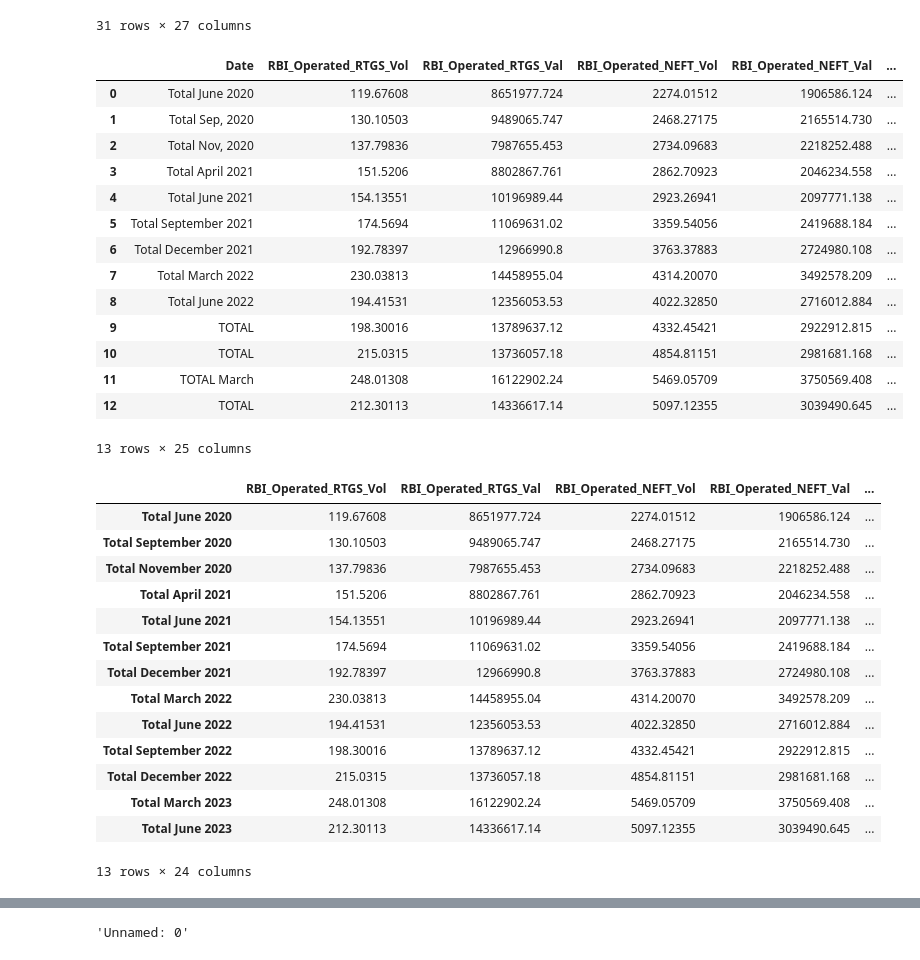
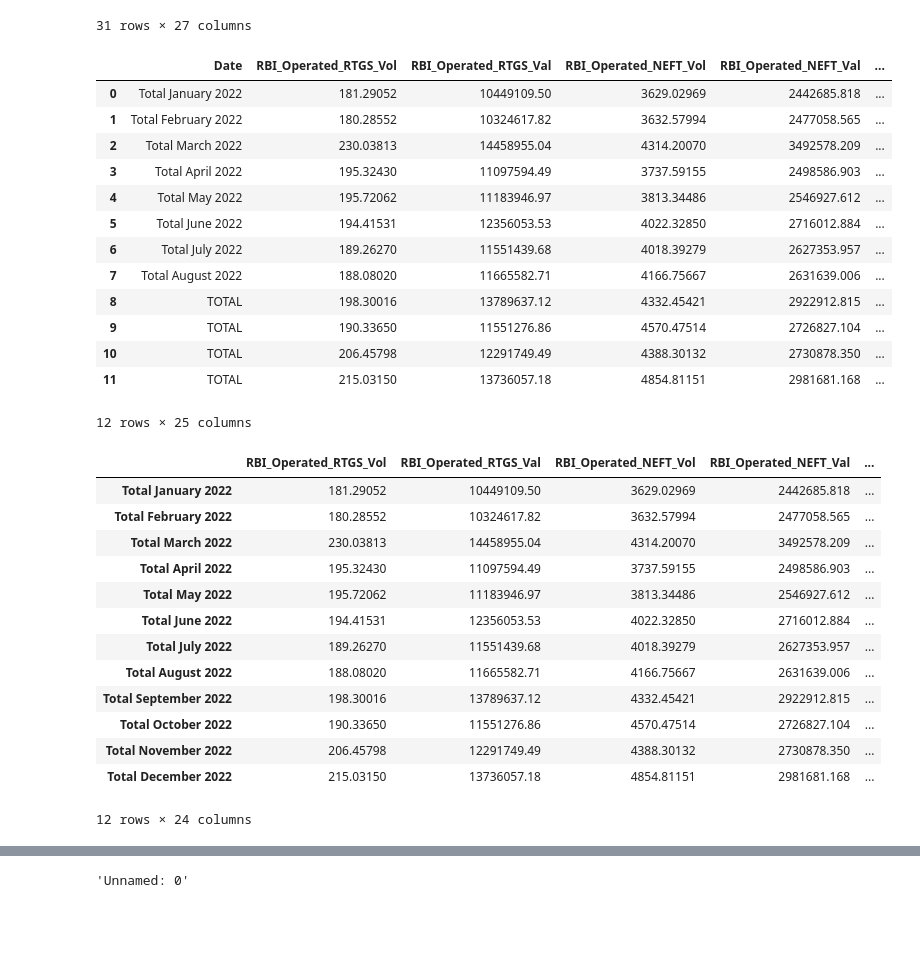
Before and after one commit to kxrxn08/DigitalTransactionAnalysis, a Jupyter notebook: DataCleaning/Quarterly.ipynb, the cells around one changed output, grey strips where cells are left out. Saved outputs shown, nothing was run; the diff lists cells and outputs as text; code cells hidden in the pictures; blank space fills up the shorter version.

Commit message:
2022_Total_Data

```diff
--- a/DataCleaning/Quarterly.ipynb
+++ b/DataCleaning/Quarterly.ipynb
@@ -2,7 +2,7 @@
 import pandas as pd
 import numpy as np
 # %%
-filename="November 2020.csv"
+filename="May 2022_2022.csv"
 df=pd.read_csv(filename)
 dff=df.iloc[1,1:]
 dff.fillna(0,inplace=True)
@@ -357,9 +358,21 @@ sheetnames=['June 2020',
  'December 2022',
  'March 2023',
  'June 2023']
+s2=['January 2022',
+ 'February 2022',
+ 'March 2022',
+ 'April 2022',
+ 'May 2022',
+ 'June 2022',
+ 'July 2022',
+ 'August 2022',
+ 'September 2022',
+ 'October 2022',
+ 'November 2022',
+ 'December 2022',]
 l=[]
-for i in sheetnames:
-    df=pd.read_csv(i+'.csv')
+for i in s2:
+    df=pd.read_csv(i+'_2022'+'.csv')
     last_row=df.tail(1)
     # df[last_row].rename=f'Total {i}'
     l=df.columns
@@ -367,44 +380,42 @@ for i in sheetnames:
 total_df
 # %% [output]
 |  | Date | RBI_Operated_RTGS_Vol | RBI_Operated_RTGS_Val | RBI_Operated_NEFT_Vol | RBI_Operated_NEFT_Val | ... |
-| 0 | Total June 2020 | 119.67608 | 8651977.724 | 2274.01512 | 1906586.124 | ... |
-| 1 | Total Sep, 2020 | 130.10503 | 9489065.747 | 2468.27175 | 2165514.730 | ... |
-| 2 | Total Nov, 2020 | 137.79836 | 7987655.453 | 2734.09683 | 2218252.488 | ... |
-| 3 | Total April 2021 | 151.5206 | 8802867.761 | 2862.70923 | 2046234.558 | ... |
-| 4 | Total June 2021 | 154.13551 | 10196989.44 | 2923.26941 | 2097771.138 | ... |
-| 5 | Total September 2021 | 174.5694 | 11069631.02 | 3359.54056 | 2419688.184 | ... |
-| 6 | Total December 2021 | 192.78397 | 12966990.8 | 3763.37883 | 2724980.108 | ... |
-| 7 | Total March 2022 | 230.03813 | 14458955.04 | 4314.20070 | 3492578.209 | ... |
-| 8 | Total June 2022 | 194.41531 | 12356053.53 | 4022.32850 | 2716012.884 | ... |
-| 9 | TOTAL | 198.30016 | 13789637.12 | 4332.45421 | 2922912.815 | ... |
-| 10 | TOTAL | 215.0315 | 13736057.18 | 4854.81151 | 2981681.168 | ... |
-| 11 | TOTAL March | 248.01308 | 16122902.24 | 5469.05709 | 3750569.408 | ... |
-| 12 | TOTAL | 212.30113 | 14336617.14 | 5097.12355 | 3039490.645 | ... |
+| 0 | Total January 2022 | 181.29052 | 10449109.50 | 3629.02969 | 2442685.818 | ... |
+| 1 | Total February 2022 | 180.28552 | 10324617.82 | 3632.57994 | 2477058.565 | ... |
+| 2 | Total March 2022 | 230.03813 | 14458955.04 | 4314.20070 | 3492578.209 | ... |
+| 3 | Total April 2022 | 195.32430 | 11097594.49 | 3737.59155 | 2498586.903 | ... |
+| 4 | Total May 2022 | 195.72062 | 11183946.97 | 3813.34486 | 2546927.612 | ... |
+| 5 | Total June 2022 | 194.41531 | 12356053.53 | 4022.32850 | 2716012.884 | ... |
+| 6 | Total July 2022 | 189.26270 | 11551439.68 | 4018.39279 | 2627353.957 | ... |
+| 7 | Total August 2022 | 188.08020 | 11665582.71 | 4166.75667 | 2631639.006 | ... |
+| 8 | TOTAL | 198.30016 | 13789637.12 | 4332.45421 | 2922912.815 | ... |
+| 9 | TOTAL | 190.33650 | 11551276.86 | 4570.47514 | 2726827.104 | ... |
+| 10 | TOTAL | 206.45798 | 12291749.49 | 4388.30132 | 2730878.350 | ... |
+| 11 | TOTAL | 215.03150 | 13736057.18 | 4854.81151 | 2981681.168 | ... |
-13 rows × 25 columns
+12 rows × 25 columns
 # %%
 indexes={"index":[]}
 l=[]
-for i in sheetnames:
+for i in s2:
     indexName=f"Total {i}"
     indexes['index'].append(indexName)
 indexes
 total_df.index=indexes['index']
-total_df.drop("Totals",axis=1,inplace=True)
+total_df.drop("Date",axis=1,inplace=True)
 total_df
 # %% [output]
 |  | RBI_Operated_RTGS_Vol | RBI_Operated_RTGS_Val | RBI_Operated_NEFT_Vol | RBI_Operated_NEFT_Val | ... |
-| Total June 2020 | 119.67608 | 8651977.724 | 2274.01512 | 1906586.124 | ... |
-| Total September 2020 | 130.10503 | 9489065.747 | 2468.27175 | 2165514.730 | ... |
-| Total November 2020 | 137.79836 | 7987655.453 | 2734.09683 | 2218252.488 | ... |
-| Total April 2021 | 151.5206 | 8802867.761 | 2862.70923 | 2046234.558 | ... |
-| Total June 2021 | 154.13551 | 10196989.44 | 2923.26941 | 2097771.138 | ... |
-| Total September 2021 | 174.5694 | 11069631.02 | 3359.54056 | 2419688.184 | ... |
-| Total December 2021 | 192.78397 | 12966990.8 | 3763.37883 | 2724980.108 | ... |
+| Total January 2022 | 181.29052 | 10449109.50 | 3629.02969 | 2442685.818 | ... |
+| Total February 2022 | 180.28552 | 10324617.82 | 3632.57994 | 2477058.565 | ... |
 | Total March 2022 | 230.03813 | 14458955.04 | 4314.20070 | 3492578.209 | ... |
+| Total April 2022 | 195.32430 | 11097594.49 | 3737.59155 | 2498586.903 | ... |
+| Total May 2022 | 195.72062 | 11183946.97 | 3813.34486 | 2546927.612 | ... |
 | Total June 2022 | 194.41531 | 12356053.53 | 4022.32850 | 2716012.884 | ... |
+| Total July 2022 | 189.26270 | 11551439.68 | 4018.39279 | 2627353.957 | ... |
+| Total August 2022 | 188.08020 | 11665582.71 | 4166.75667 | 2631639.006 | ... |
 | Total September 2022 | 198.30016 | 13789637.12 | 4332.45421 | 2922912.815 | ... |
-| Total December 2022 | 215.0315 | 13736057.18 | 4854.81151 | 2981681.168 | ... |
-| Total March 2023 | 248.01308 | 16122902.24 | 5469.05709 | 3750569.408 | ... |
-| Total June 2023 | 212.30113 | 14336617.14 | 5097.12355 | 3039490.645 | ... |
+| Total October 2022 | 190.33650 | 11551276.86 | 4570.47514 | 2726827.104 | ... |
+| Total November 2022 | 206.45798 | 12291749.49 | 4388.30132 | 2730878.350 | ... |
+| Total December 2022 | 215.03150 | 13736057.18 | 4854.81151 | 2981681.168 | ... |
-13 rows × 24 columns
+12 rows × 24 columns
 # %%
```
Also changed, not shown: parts of 15 cells of this notebook, 21 other files.
